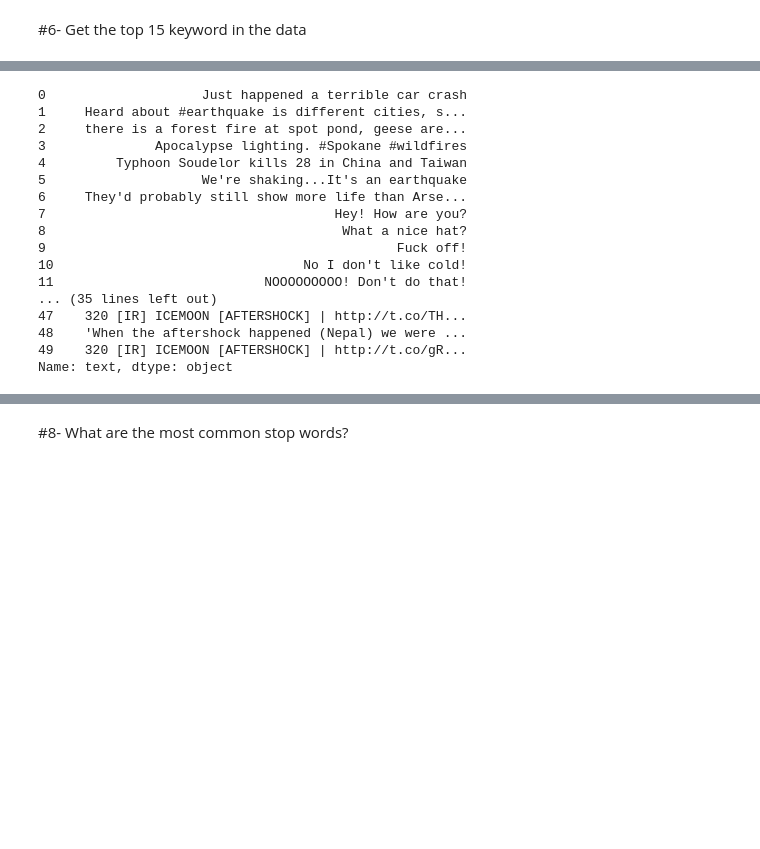
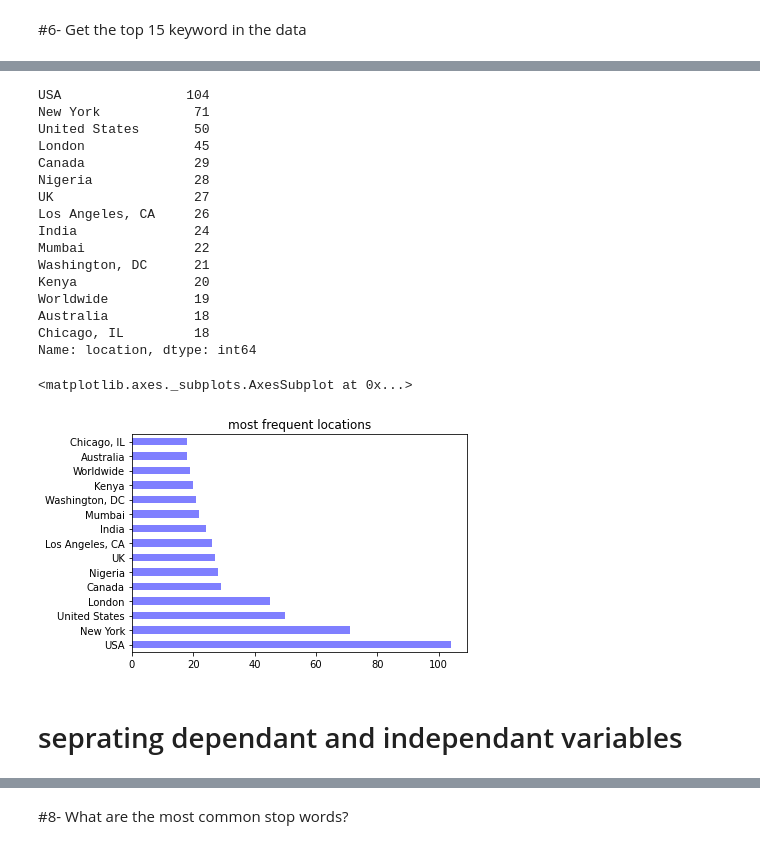
Before and after one commit to menaahmed22/Predicting-disaster-tweets-using-LSTM, a Jupyter notebook: Predicting disaster tweets using LSTM/LSTM_project.ipynb, the cells around one changed output, grey strips where cells are left out. Drawn from its saved outputs; the diff is of its cells as text; code cells hidden in the pictures; blank space fills up the shorter version.

```diff
--- a/Predicting disaster tweets using LSTM/LSTM_project.ipynb
+++ b/Predicting disaster tweets using LSTM/LSTM_project.ipynb
@@ -170,2 +151,0 @@ Name: location, dtype: int64
-# %%
-data['location'] = data['location'].fillna("none")
@@ -206,21 +152,27 @@ Name: target, dtype: int64
-# %%
-x_test=test_data["text"]
-x_test.head(50)
-# %% [output]
-0                    Just happened a terrible car crash
-1     Heard about #earthquake is different cities, s...
-2     there is a forest fire at spot pond, geese are...
-3              Apocalypse lighting. #Spokane #wildfires
-4         Typhoon Soudelor kills 28 in China and Taiwan
-5                    We're shaking...It's an earthquake
-6     They'd probably still show more life than Arse...
-7                                     Hey! How are you?
-8                                      What a nice hat?
-9                                             Fuck off!
-10                                No I don't like cold!
-11                           NOOOOOOOOO! Don't do that!
-... (35 lines left out)
-47    320 [IR] ICEMOON [AFTERSHOCK] | http://t.co/TH...
-48    'When the aftershock happened (Nepal) we were ...
-49    320 [IR] ICEMOON [AFTERSHOCK] | http://t.co/gR...
-Name: text, dtype: object
+# %%
+#checking most common location in data set and their frequncies
+
+location_freq=data["location"].value_counts().head(15)
+print(location_freq)
+location_freq.plot(kind='barh', color="blue", alpha=0.5, title="most frequent locations")
+# %% [output]
+USA                104
+New York            71
+United States       50
+London              45
+Canada              29
+Nigeria             28
+UK                  27
+Los Angeles, CA     26
+India               24
+Mumbai              22
+Washington, DC      21
+Kenya               20
+Worldwide           19
+Australia           18
+Chicago, IL         18
+Name: location, dtype: int64
+<matplotlib.axes._subplots.AxesSubplot at 0x...>
+[figure, added]
+# %% [markdown]
+# seprating dependant and independant variables
```
Also changed, not shown: parts of 30 cells of this notebook, 1 other file.
